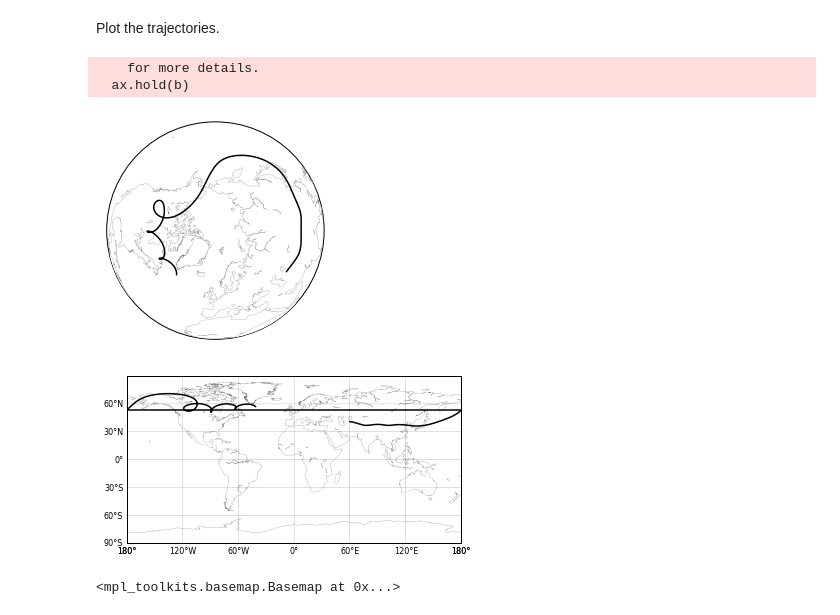
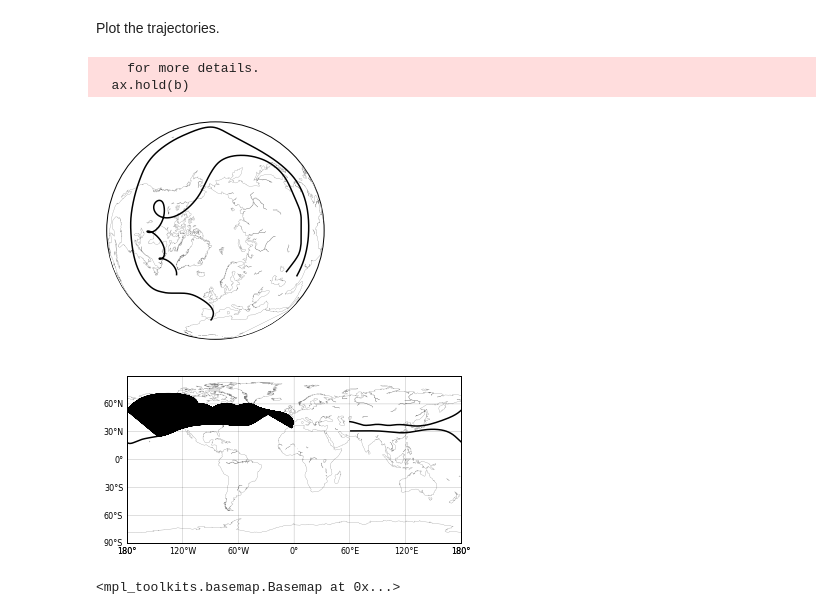
Before and after one commit to allison-schneider/EsGlobe, a Jupyter notebook: Dynamic Trajectory Force Plot.ipynb, the cells around one changed output. Cells and saved outputs as stored; diff of their text form; code cells hidden in the pictures.

Commit message:
Horizontal line in cylindrical plot fixed

```diff
--- a/Dynamic Trajectory Force Plot.ipynb
+++ b/Dynamic Trajectory Force Plot.ipynb
@@ -289,18 +289,6 @@ class Trajectory:
         self.latitudes, self.longitudes = np.degrees(
                                              self.parcel.calculate_trajectory())
 
-        # Remove NaNs from arrays
-        self.latitudes = self.latitudes[np.isfinite(
-                                               self.latitudes[:,0]),:]
-        self.longitudes = self.longitudes[np.isfinite(
-                                               self.longitudes[:,0]),:]
-        self.trajectory_u = self.parcel.trajectory_u[np.isfinite(
-                                               self.latitudes[:,0]),:]
-        self.trajectory_v = self.parcel.trajectory_u[np.isfinite(
-                                               self.latitudes[:,0]),:]
-        self.trajectory_gh = self.parcel.trajectory_gh[np.isfinite(
-                                               self.latitudes[:,0]),:]
-
     def plot_ortho(self, lat_center=90, lon_center=0):
         """ Orthographic projection plot."""
         m = Basemap(projection='ortho', lon_0=lon_center, lat_0=lat_center,
@@ -308,21 +296,19 @@ class Trajectory:
         m.drawcoastlines(linewidth=0.25, color='gray')
         m.drawcountries(linewidth=0)
         m.fillcontinents(color='white',lake_color='white', zorder=1)
-        # draw the edge of the map projection region (the projection limb)
-        #m.drawmapboundary(fill_color='white')
         m.plot(self.longitudes, self.latitudes,
                  latlon=True, zorder=2, color='black')
         plt.show()
         return m
 
-    def plot_cyl(self, llcrnrlat=-90, urcrnrlat=90, llcrnrlon=-180, urcrnrlon=180):
-        # Make longitude range (-180,180] for cylindrical map
-        new_longitudes = self.longitudes
+    def plot_cyl(self):
+        # Put parcel positions with lon > 180 in separate arrays and convert them to (-180,180]
         index_row, index_column = np.where(self.longitudes > 180)
-        new_longitudes[index_row, index_column] = (self.longitudes[index_row, index_column] % -180)
+        new_longitudes = self.longitudes[index_row, index_column] % -180
+        new_latitudes = self.latitudes[index_row, index_column]
 
-        m = Basemap(projection='cyl',llcrnrlat=llcrnrlat,urcrnrlat=urcrnrlat,
-            llcrnrlon=llcrnrlon,urcrnrlon=urcrnrlon,resolution='c')
+        m = Basemap(projection='cyl',llcrnrlat=-90, urcrnrlat=90,
+            llcrnrlon=-180, urcrnrlon=180, resolution='c')
         m.drawcoastlines(linewidth=0.25, color='gray')
         m.drawcountries(linewidth=0)
         m.fillcontinents(color='white',lake_color='white', zorder=1)
@@ -333,15 +319,17 @@ class Trajectory:
         # draw meridians
         meridians = np.arange(0, 360., 60.)
         m.drawmeridians(meridians, labels=[0,0,0,1], linewidth=0.25, fontsize=8)
-        m.plot(new_longitudes, self.latitudes,
+        m.plot(self.longitudes, self.latitudes,
+                 latlon=True, zorder=2, color='black')
+        m.plot(new_longitudes, new_latitudes,
                  latlon=True, zorder=2, color='black')
         plt.show()
         return m
 # %% [markdown]
 Choose a starting latitude and longitude.
 # %%
-lon = 60
-lat = 41
+lon = [60, 61]
+lat = [41, 31]
 # %% [markdown]
 Perform the trajectory calculation.
 # %%
@@ -351,13 +339,13 @@ trajectory = Trajectory(atmosphere, parcel)
 # %% [markdown]
 Plot the trajectories.
 # %%
-trajectory.plot_ortho()
+trajectory.plot_ortho(lat_center=90, lon_center=0)
 trajectory.plot_cyl()
 
-# Todo: Get rid of line in cylindrical plot by splitting trajectory into two lines
+# Todo: fix solid fill between trajectories in cylindrical plot
 # %% [output]
     for more details.
   ax.hold(b)
-[figure, old version]
+[figure, new version]
-[figure, old version]
+[figure, new version]
 <mpl_toolkits.basemap.Basemap at 0x...>
```
Also changed, not shown: parts of 2 cells of this notebook.
